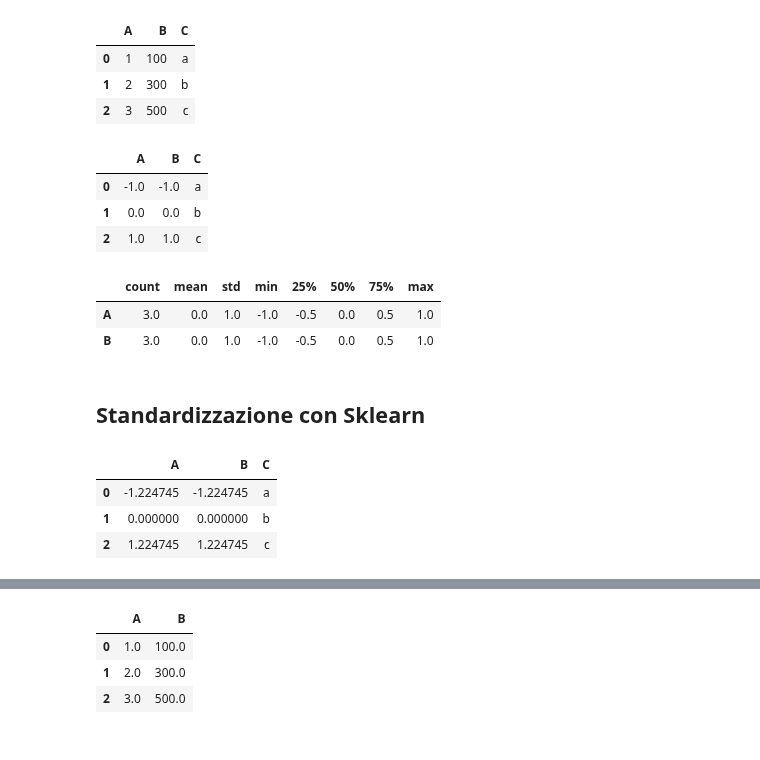
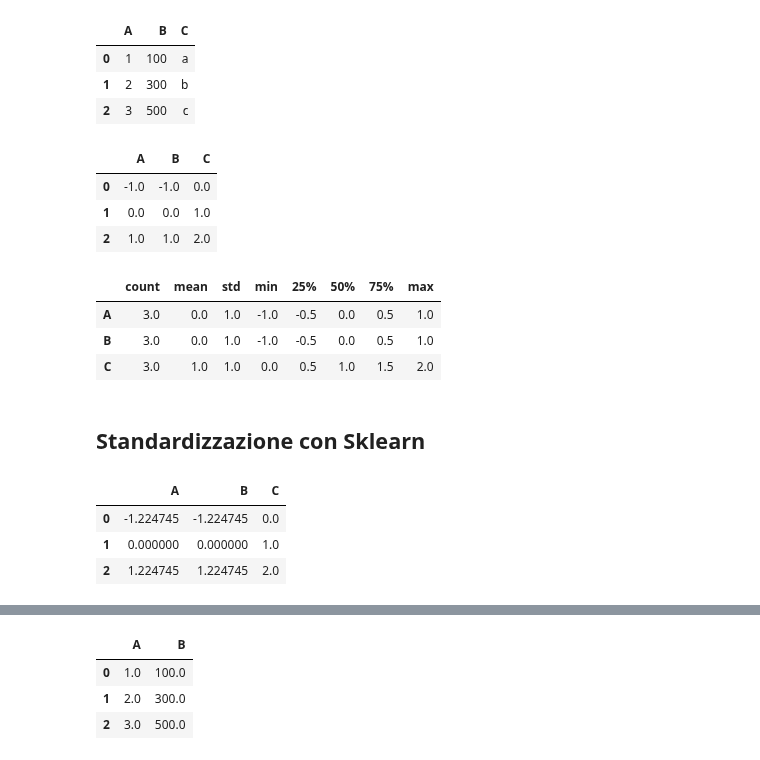
Before and after one commit to Undersk0re/machine-learning-course, a Jupyter notebook: python/Lez09/09.3_Normalizzazione_standardizz.ipynb, the cells around one changed output, grey strips where cells are left out. Cells and saved outputs as stored; diff of their text form; code cells hidden in the pictures.

```diff
--- a/python/Lez09/09.3_Normalizzazione_standardizz.ipynb
+++ b/python/Lez09/09.3_Normalizzazione_standardizz.ipynb
@@ -97,19 +97,24 @@ df
 | 2 | 3 | 500 | c |
 # %%
 ## Column A --> Mean=0 std=1
+categorical_cols: list[str] = df.select_dtypes(include=['object']).columns.tolist()
+for col in categorical_cols:
+    df[col] = df[col].astype('category').cat.codes
+df = df.apply(lambda x: x.astype(float))
 df.iloc[:,0:-1] = df.iloc[:,0:-1].apply(lambda x: (x-x.mean())/ x.std(), axis=0)
 df
 # %% [output]
 |  | A | B | C |
-| 0 | -1.0 | -1.0 | a |
-| 1 | 0.0 | 0.0 | b |
-| 2 | 1.0 | 1.0 | c |
+| 0 | -1.0 | -1.0 | 0.0 |
+| 1 | 0.0 | 0.0 | 1.0 |
+| 2 | 1.0 | 1.0 | 2.0 |
 # %%
 df.describe().T
 # %% [output]
 |  | count | mean | std | min | 25% | 50% | 75% | max |
 | A | 3.0 | 0.0 | 1.0 | -1.0 | -0.5 | 0.0 | 0.5 | 1.0 |
 | B | 3.0 | 0.0 | 1.0 | -1.0 | -0.5 | 0.0 | 0.5 | 1.0 |
+| C | 3.0 | 1.0 | 1.0 | 0.0 | 0.5 | 1.0 | 1.5 | 2.0 |
 # %% [markdown]
 ## Standardizzazione con Sklearn
 # %%
@@ -124,13 +129,17 @@ df = pd.DataFrame({
                'B':[100,300,500],
                'C':list('abc')
              })
+categorical_cols: list[str] = df.select_dtypes(include=['object']).columns.tolist()
+for col in categorical_cols:
+    df[col] = df[col].astype('category').cat.codes
+df = df.apply(lambda x: x.astype(float))
 df.iloc[:,0:-1] = scaler.fit_transform(df.iloc[:,0:-1])
 df
 # %% [output]
 |  | A | B | C |
-| 0 | -1.224745 | -1.224745 | a |
-| 1 | 0.000000 | 0.000000 | b |
-| 2 | 1.224745 | 1.224745 | c |
+| 0 | -1.224745 | -1.224745 | 0.0 |
+| 1 | 0.000000 | 0.000000 | 1.0 |
+| 2 | 1.224745 | 1.224745 | 2.0 |
 # %%
 df.describe().T
 # %% [output]
```
Also changed, not shown: parts of 1 cell of this notebook, 3 other files.
